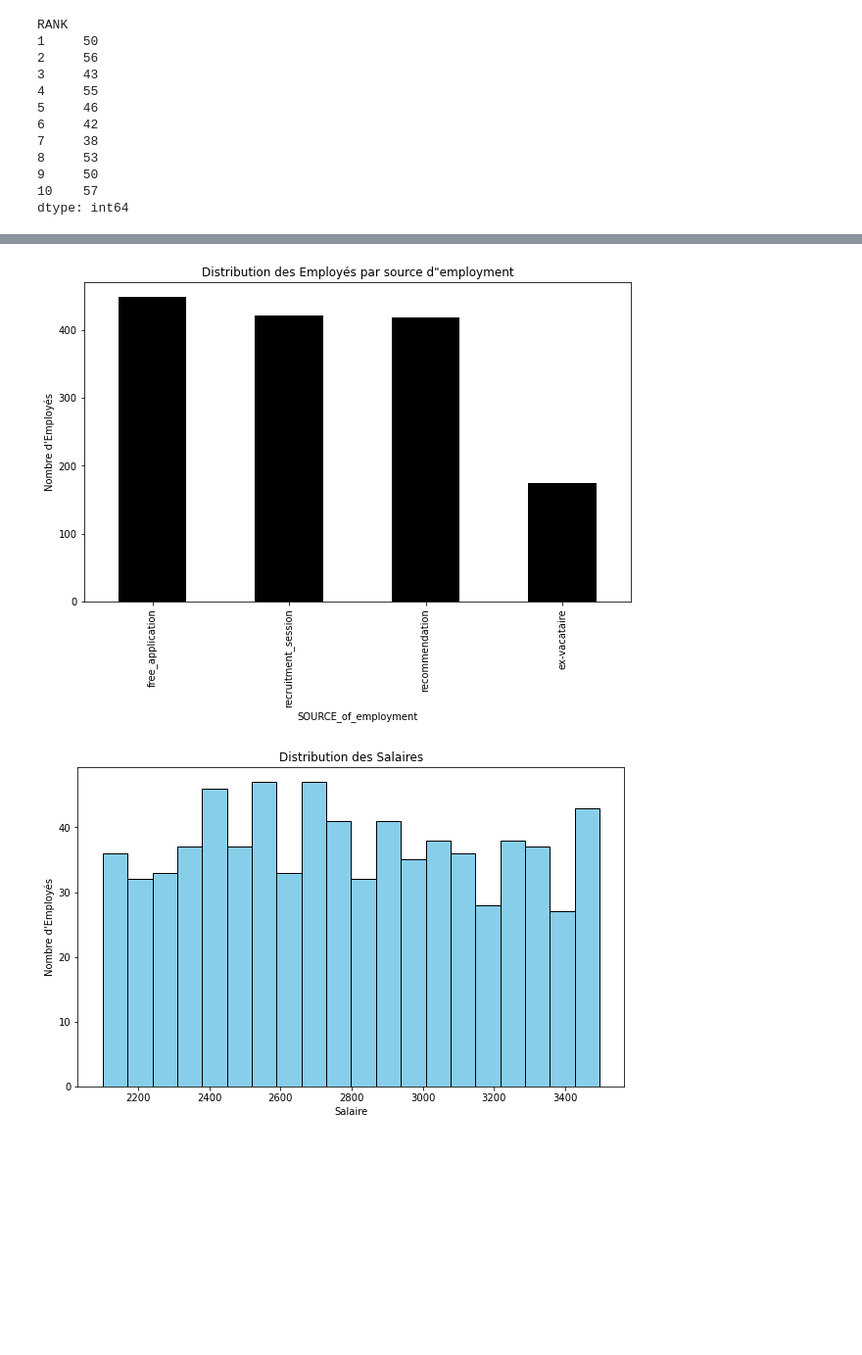
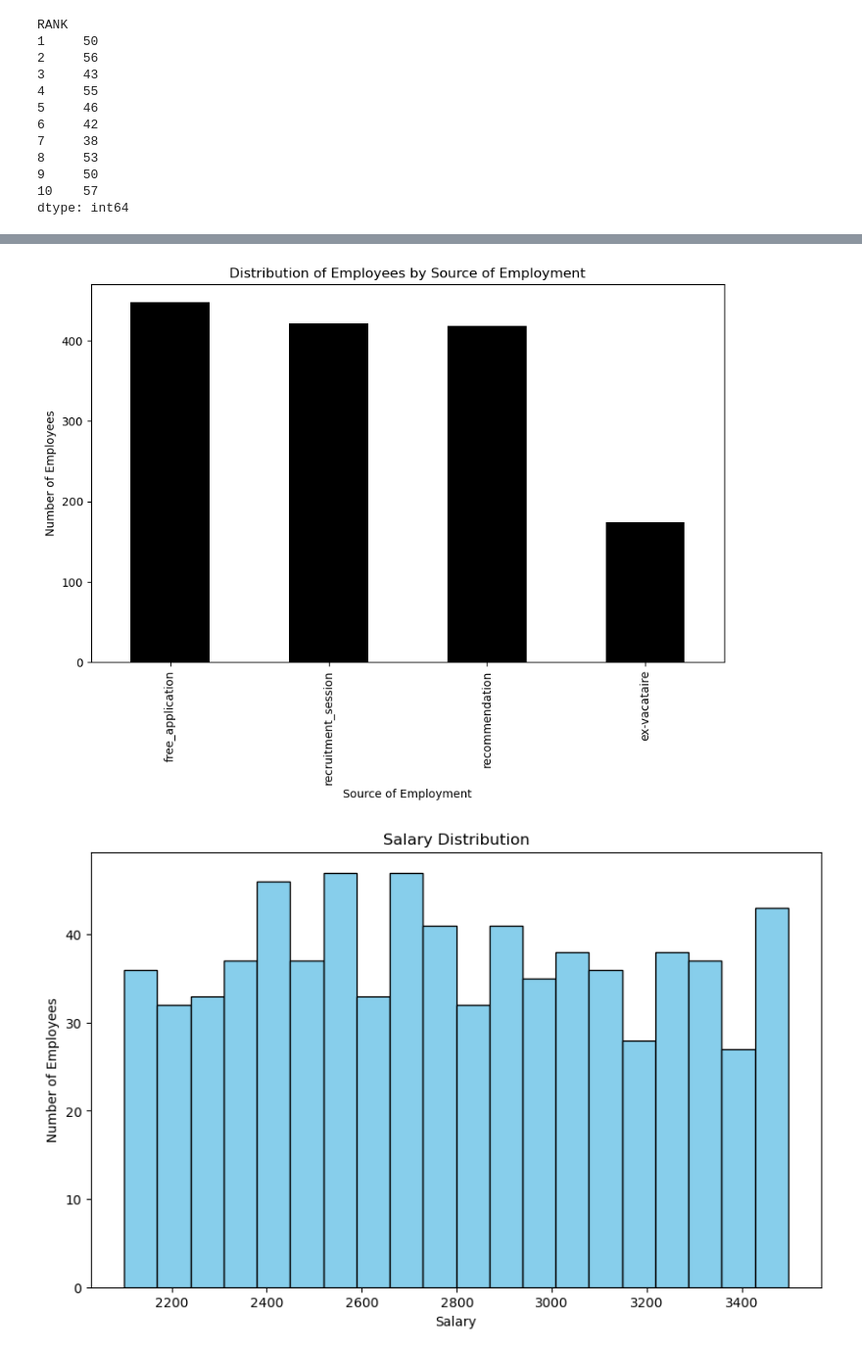
Before and after one commit to norchene-kthiri/data-analysis-project, a Jupyter notebook: EDA/EMP.ipynb, the cells around one changed output, grey strips where cells are left out. Shown at 98% size. Saved outputs shown, nothing was run; the diff lists cells and outputs as text; code cells hidden in the pictures; blank space fills up the shorter version.

```diff
--- a/EDA/EMP.ipynb
+++ b/EDA/EMP.ipynb
@@ -8,7 +8,7 @@ import warnings
 warnings.filterwarnings('ignore')
 # %%
 #Load the data
-df = pd.read_excel('C:/Users/nassi/OneDrive - ESPRIT/PA-PI/[Human Ressources] Employee Insight Hub Unleashing Strategic HR Analytics/emp_data.xlsx')
+df = pd.read_excel('C:/Users/norch/OneDrive/Desktop/AIrteam/Data-analysis-project/DATA/emp_data.xlsx')
 # %%
 #View the data
 df.head()
@@ -375,24 +383,24 @@ Name: SOURCE_of_employment, dtype: int64
 # %%
-# 4. Analyse de la distribution par type de diplôme
-diploma_distribution = df['SOURCE_of_employment'].value_counts()
+# 4. Analysis of the distribution by source of employment
+source_distribution = df['SOURCE_of_employment'].value_counts()
 
-# Créer un diagramme à barres pour la distribution par type de diplôme
+# Create a bar chart for the distribution by source of employment
 plt.figure(figsize=(10, 6))
-diploma_distribution.plot(kind='bar', color='black')
-plt.title('Distribution des Employés par source d"employment')
-plt.xlabel('SOURCE_of_employment')
-plt.ylabel('Nombre d\'Employés')
+source_distribution.plot(kind='bar', color='black')
+plt.title('Distribution of Employees by Source of Employment')
+plt.xlabel('Source of Employment')
+plt.ylabel('Number of Employees')
 
 plt.show()
 # %% [output]
-[figure, old version]
+[figure, new version]
 # %%
-# Créer un histogramme pour la distribution des salaires
+# Create a histogram for the salary distribution
 plt.figure(figsize=(10, 6))
 plt.hist(df['SALARY'].dropna(), bins=20, color='skyblue', edgecolor='black')
-plt.title('Distribution des Salaires')
-plt.xlabel('Salaire')
-plt.ylabel('Nombre d\'Employés')
+plt.title('Salary Distribution')
+plt.xlabel('Salary')
+plt.ylabel('Number of Employees')
 plt.show()
 # %% [output]
-[figure, old version]
+[figure, new version]
```
Also changed, not shown: parts of 30 cells of this notebook, 25 other files.
